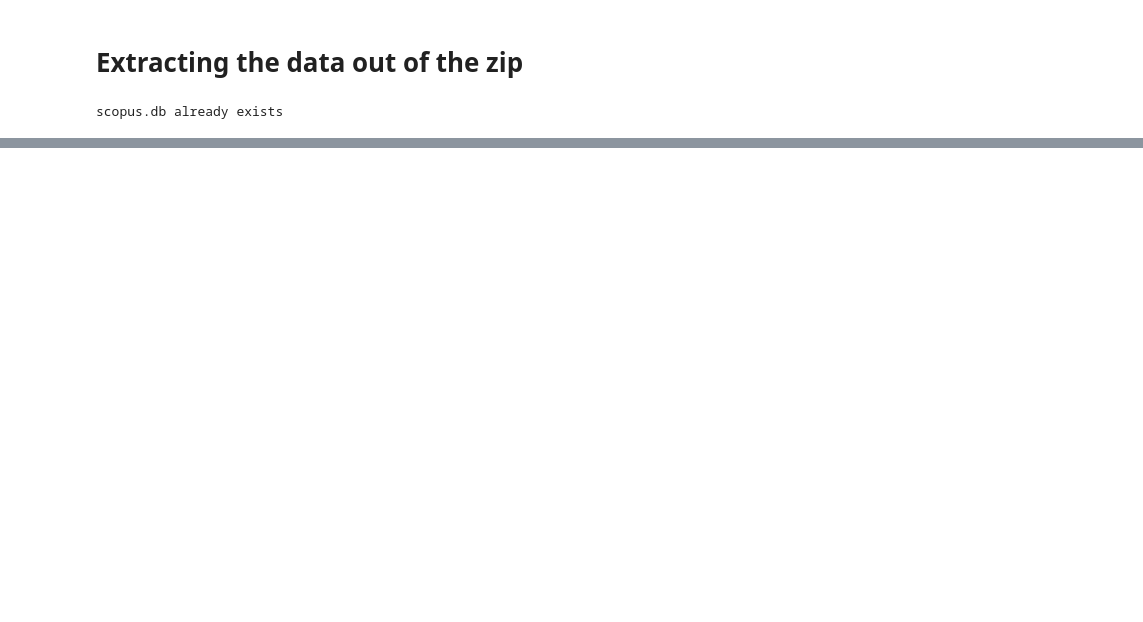
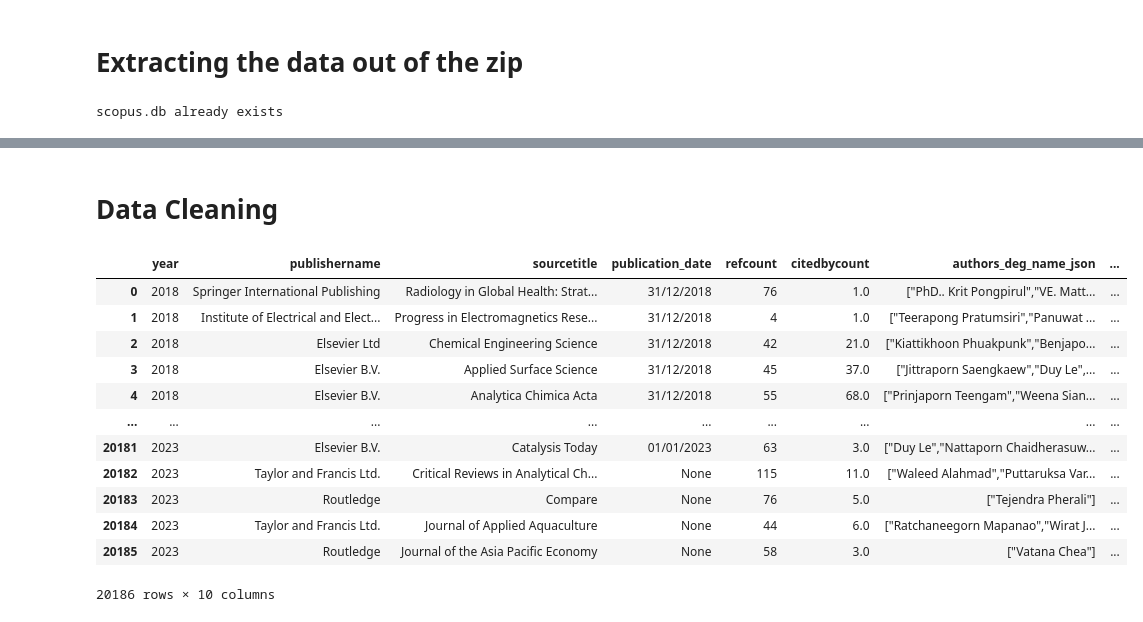
Before and after one commit to Wittapatch/DataSci_Final_Project, a Jupyter notebook: test2.ipynb, the cells around one changed output, grey strips where cells are left out. Saved outputs shown, nothing was run; the diff lists cells and outputs as text; code cells hidden in the pictures; blank space fills up the shorter version.

```diff
--- a/test2.ipynb
+++ b/test2.ipynb
@@ -276,0 +311,20 @@ df
+# %% [markdown]
+# Data Cleaning
+# %%
+#Drop useless columns to remove unsuitable data
+df_clean = df.drop(columns=["file_id","citation_title","abstracts","document_classification_codes"])
+df_clean
+# %% [output]
+|  | year | publishername | sourcetitle | publication_date | refcount | citedbycount | authors_deg_name_json | ... |
+| 0 | 2018 | Springer International Publishing | Radiology in Global Health: Strat... | 31/12/2018 | 76 | 1.0 | ["PhD.. Krit Pongpirul","VE. Matt... | ... |
+| 1 | 2018 | Institute of Electrical and Elect... | Progress in Electromagnetics Rese... | 31/12/2018 | 4 | 1.0 | ["Teerapong Pratumsiri","Panuwat ... | ... |
+| 2 | 2018 | Elsevier Ltd | Chemical Engineering Science | 31/12/2018 | 42 | 21.0 | ["Kiattikhoon Phuakpunk","Benjapo... | ... |
+| 3 | 2018 | Elsevier B.V. | Applied Surface Science | 31/12/2018 | 45 | 37.0 | ["Jittraporn Saengkaew","Duy Le",... | ... |
+| 4 | 2018 | Elsevier B.V. | Analytica Chimica Acta | 31/12/2018 | 55 | 68.0 | ["Prinjaporn Teengam","Weena Sian... | ... |
+| ... | ... | ... | ... | ... | ... | ... | ... | ... |
+| 20181 | 2023 | Elsevier B.V. | Catalysis Today | 01/01/2023 | 63 | 3.0 | ["Duy Le","Nattaporn Chaidherasuw... | ... |
+| 20182 | 2023 | Taylor and Francis Ltd. | Critical Reviews in Analytical Ch... | None | 115 | 11.0 | ["Waleed Alahmad","Puttaruksa Var... | ... |
+| 20183 | 2023 | Routledge | Compare | None | 76 | 5.0 | ["Tejendra Pherali"] | ... |
+| 20184 | 2023 | Taylor and Francis Ltd. | Journal of Applied Aquaculture | None | 44 | 6.0 | ["Ratchaneegorn Mapanao","Wirat J... | ... |
+| 20185 | 2023 | Routledge | Journal of the Asia Pacific Economy | None | 58 | 3.0 | ["Vatana Chea"] | ... |
+20186 rows × 10 columns
```
Also changed, not shown: parts of 9 cells of this notebook.
